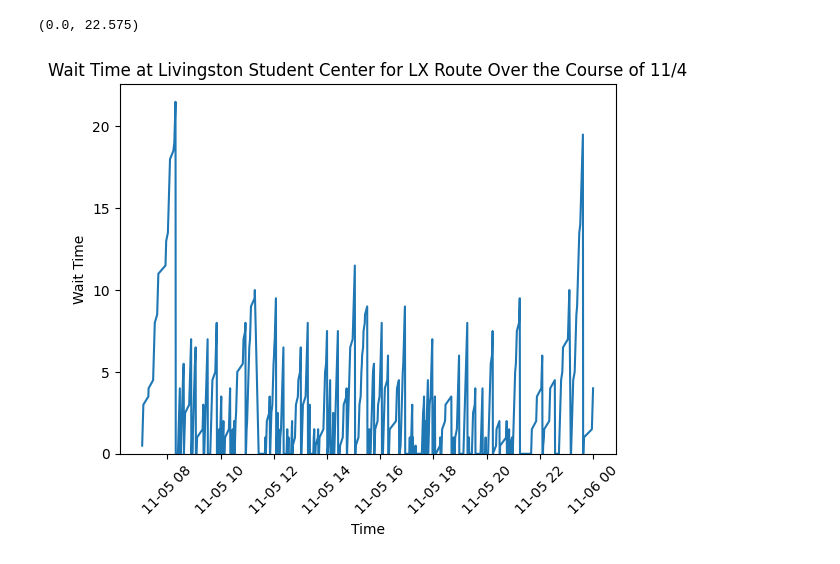
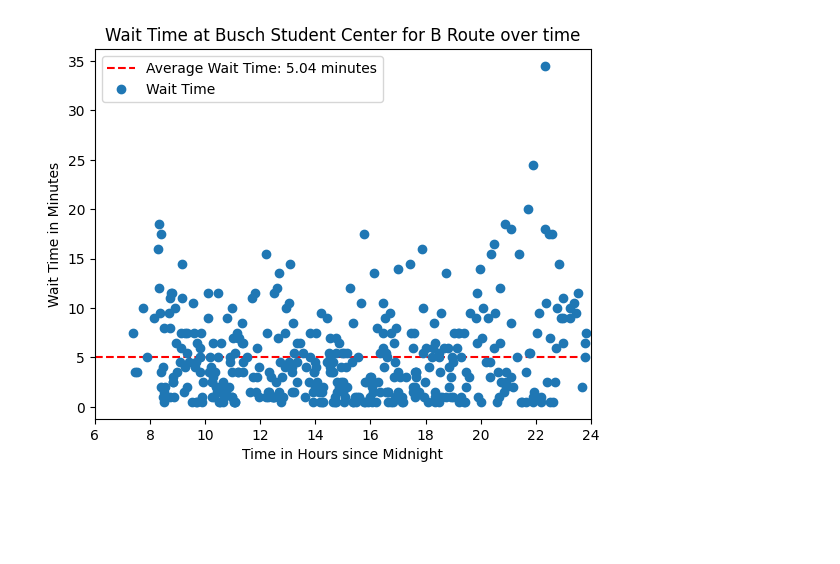
Before and after one commit to AkeBoss-tech/RutgersBusAnalysis, a Jupyter notebook: another.ipynb, the cells around one changed output. Saved outputs shown, nothing was run; the diff lists cells and outputs as text; code cells hidden in the pictures; blank space fills up the shorter version.

```diff
--- a/another.ipynb
+++ b/another.ipynb
@@ -70,38 +118,32 @@ for route in data['routeName'].unique():
-# %%
-# for a given route and stop create a graph for the wait time to catch the next bus
-route = 'LX Route'
-stop = 'Livingston Student Center'
-date_first = '11-05 6:00'
-date_end = '11-06'
-
-# limit the data to one day
-data_time = data[(data['timestamp'] >= f'2024-{date_first}') & (data['timestamp'] < f'2024-{date_end}')]
-data_route = data_time[data_time['routeName'] == route]
-data_stop = data_route[data_route['stop'] == stop]
-
-# get the wait time at each timestamp
-timestamps = data_stop['timestamp'].dt.floor('s').unique()
-wait = [0]
-longest = []
-for timestamp in timestamps:
-    if len(data_stop[data_stop['timestamp'].dt.floor('s') == timestamp]) > 1:
-        if wait[-1] != 0: longest.append(wait[-1])
-        wait.append(0)
-    else:
-        wait.append(0.5 + wait[-1])
-
-# remove the first element
-wait = wait[1:]
-
-plt.plot(timestamps, wait)
-plt.xticks(rotation=45)
-plt.title(f'Wait Time at {stop} for {route} Over the Course of 11/4')
-plt.xlabel('Time')
-plt.ylabel('Wait Time')
-plt.ylim(0)
-# %% [output]
-(0.0, 22.575)
-[figure, removed]
+# %%
+longest = pd.DataFrame(longest, columns=['timestamp', 'wait'])
+
+# remove all the wait times that are more than 80 minutes
+longest = longest[longest['wait'] < 80]
+
+longest['time'] = longest['timestamp'].dt.time
+# convert time to a number
+longest['time'] = longest['time'].apply(lambda x: x.hour + x.minute / 60)
+
+average = longest['wait'].mean()
+
+# draw a dotted line at the average wait time
+plt.axhline(y=average, color='r', linestyle='--')
+
+# plot the longest wait times with the time
+plt.plot(longest['time'], longest['wait'], 'o')
+
+plt.xlim(6, 24)
+
+plt.legend(['Average Wait Time: ' + str(round(average, 2)) + ' minutes', 'Wait Time'])
+
+plt.title(f'Wait Time at {stop} for {route} over time')
+plt.xlabel('Time in Hours since Midnight')
+plt.ylabel('Wait Time in Minutes')
+
+plt.show()
+# %% [output]
+[figure, added]
 # %%
 sum(wait) / len(wait)
 # %% [output]
```
Also changed, not shown: parts of 4 cells of this notebook, 5 other files.
